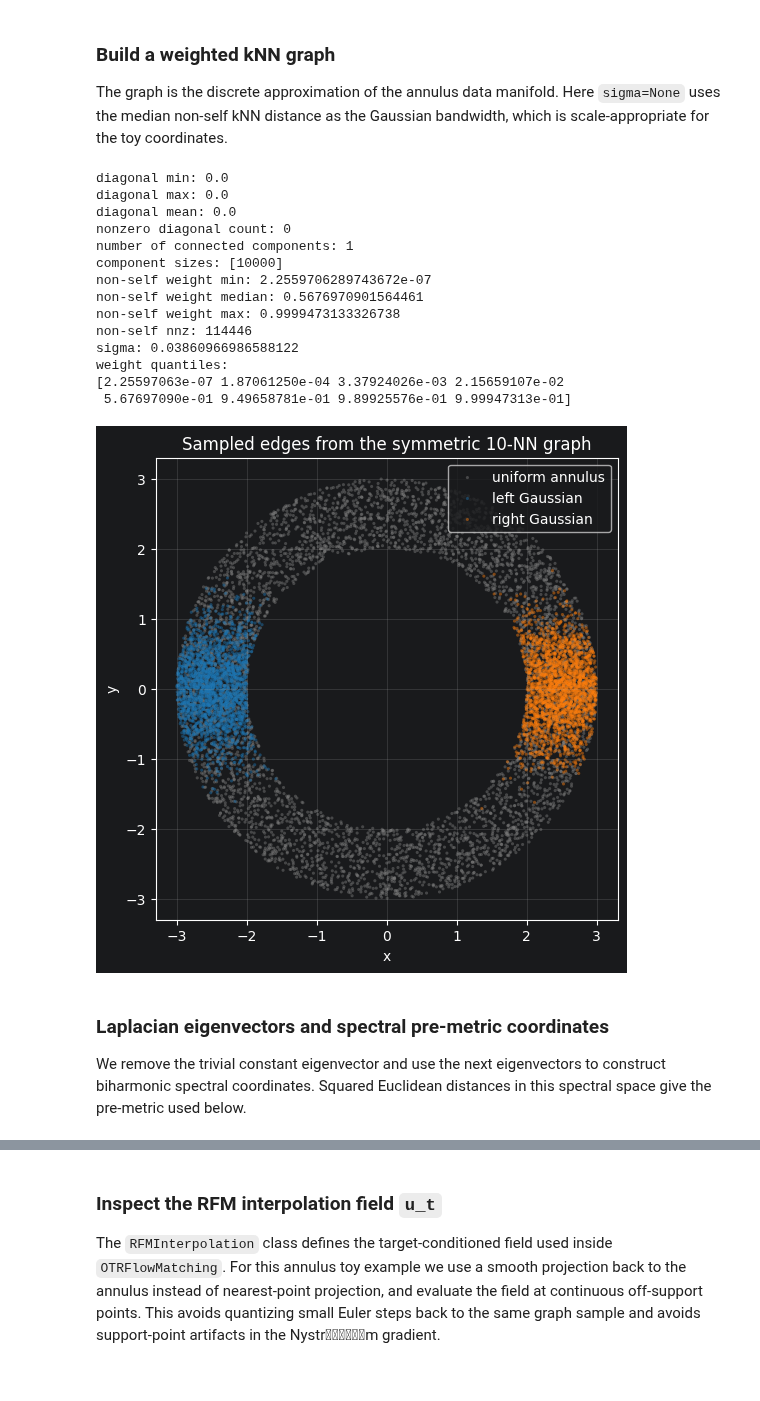
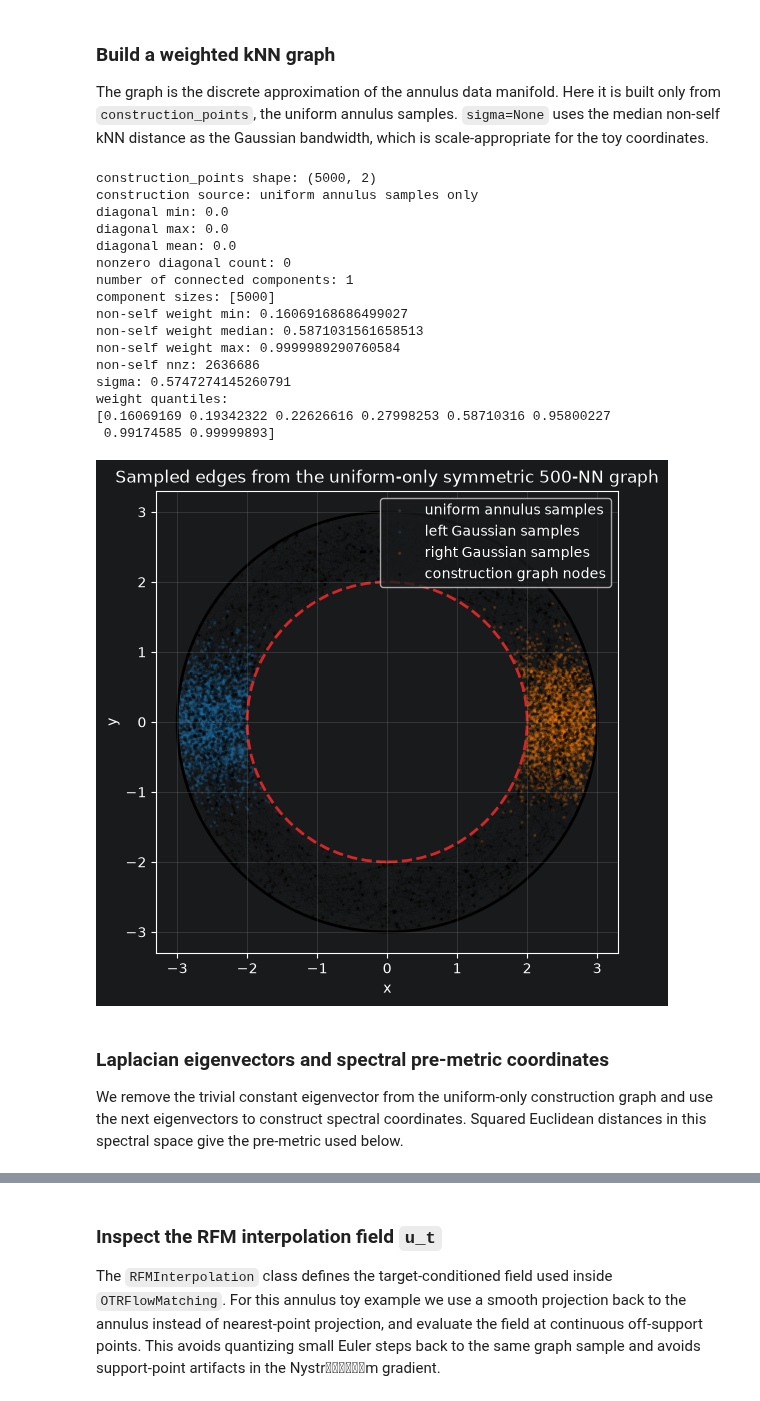
Before and after one commit to markuslaengst/CellFlow, a Jupyter notebook: docs/notebooks/riemannian_toy_example.ipynb, the cells around one changed output, grey strips where cells are left out. Cells and saved outputs as stored; diff of their text form; code cells hidden in the pictures.

Commit message:
idk man at this point

```diff
--- a/docs/notebooks/riemannian_toy_example.ipynb
+++ b/docs/notebooks/riemannian_toy_example.ipynb
@@ -115,5 +115,6 @@ We now follow the same pipeline as `riemannian_cell_flow.ipynb`: combine all gen
 # %%
 all_generated_points = np.vstack((points, gaussian_ring_points))
+construction_points = points.astype(np.float32)
 
 source_labels = np.concatenate(
     (
@@ -130,6 +131,8 @@ source_palette = {
 source_colors = np.array([source_palette[label] for label in source_labels])
 
 print("all_generated_points shape:", all_generated_points.shape)
+print("construction_points shape:", construction_points.shape)
+print("construction source: uniform annulus samples only")
 print("source counts:")
 for label in source_palette:
     print(f"  {label}: {np.sum(source_labels == label)}")
@@ -147,6 +150,15 @@ for label, color in source_palette.items():
         label=label,
     )
 
+ax.scatter(
+    construction_points[:, 0],
+    construction_points[:, 1],
+    s=10,
+    alpha=0.18,
+    edgecolors="none",
+    color="black",
+    label="used for graph/Nystroem construction",
+)
 ax.add_patch(
     plt.Circle((0, 0), inner_radius, fill=False, linestyle="--", color="tab:red", linewidth=2)
 )
@@ -156,7 +168,7 @@ ax.set_xlim(-3.3, 3.3)
 ax.set_ylim(-3.3, 3.3)
 ax.set_xlabel("x")
 ax.set_ylabel("y")
-ax.set_title("All generated datapoints on the annulus")
+ax.set_title("Generated datapoints and uniform-only construction set")
 ax.legend(loc="upper right")
 ax.grid(alpha=0.25)
 plt.show()
@@ -170,7 +184,7 @@ source counts:
 # %% [markdown]
 ### Build a weighted kNN graph
 
-The graph is the discrete approximation of the annulus data manifold. Here `sigma=None` uses the median non-self kNN distance as the Gaussian bandwidth, which is scale-appropriate for the toy coordinates.
+The graph is the discrete approximation of the annulus data manifold. Here it is built only from `construction_points`, the uniform annulus samples. `sigma=None` uses the median non-self kNN distance as the Gaussian bandwidth, which is scale-appropriate for the toy coordinates.
 # %%
 from scipy.sparse.csgraph import connected_components
 from cellflow.preprocessing._premetric import (
@@ -183,9 +197,9 @@ from cellflow.preprocessing._premetric import (
 )
 import jax.numpy as jnp
 
-knn_k = 10
+knn_k = 500
 W, sigma = build_knn_graph(
-    all_generated_points,
+    construction_points,
     k=knn_k,
     sigma=None,
     symmetrize="max",
@@ -193,6 +207,8 @@ W, sigma = build_knn_graph(
 )
 
 diag = W.diagonal()
+print("construction_points shape:", construction_points.shape)
+print("construction source: uniform annulus samples only")
 print("diagonal min:", diag.min())
 print("diagonal max:", diag.max())
 print("diagonal mean:", diag.mean())
@@ -215,20 +231,22 @@ print("sigma:", sigma)
 print("weight quantiles:")
 print(np.quantile(W_no_diag.data, [0, 0.001, 0.01, 0.05, 0.5, 0.95, 0.99, 1.0]))
 # %% [output]
+construction_points shape: (5000, 2)
+construction source: uniform annulus samples only
 diagonal min: 0.0
 diagonal max: 0.0
 diagonal mean: 0.0
 nonzero diagonal count: 0
 number of connected components: 1
-component sizes: [10000]
-non-self weight min: 2.2559706289743672e-07
-non-self weight median: 0.5676970901564461
-non-self weight max: 0.9999473133326738
-non-self nnz: 114446
-sigma: 0.03860966986588122
+component sizes: [5000]
+non-self weight min: 0.16069168686499027
+non-self weight median: 0.5871031561658513
+non-self weight max: 0.9999989290760584
+non-self nnz: 2636686
+sigma: 0.5747274145260791
 weight quantiles:
-[2.25597063e-07 1.87061250e-04 3.37924026e-03 2.15659107e-02
- 5.67697090e-01 9.49658781e-01 9.89925576e-01 9.99947313e-01]
+[0.16069169 0.19342322 0.22626616 0.27998253 0.58710316 0.95800227
+ 0.99174585 0.99999893]
 # %%
 graph_rng = np.random.default_rng(7)
 W_edges = W_no_diag.tocoo()
@@ -243,43 +261,56 @@ edge_ids = graph_rng.choice(
 
 fig, ax = plt.subplots(figsize=(7, 6))
 for edge_id in edge_ids:
     i = edge_rows[edge_id]
     j = edge_cols[edge_id]
     ax.plot(
-        all_generated_points[[i, j], 0],
-        all_generated_points[[i, j], 1],
+        construction_points[[i, j], 0],
+        construction_points[[i, j], 1],
         color="black",
         alpha=0.015,
         linewidth=0.5,
     )
 
 for label, color in source_palette.items():
     mask = source_labels == label
     ax.scatter(
         all_generated_points[mask, 0],
         all_generated_points[mask, 1],
         s=5,
-        alpha=0.45,
+        alpha=0.25,
         edgecolors="none",
         color=color,
-        label=label,
+        label=f"{label} samples",
     )
 
+ax.scatter(
+    construction_points[:, 0],
+    construction_points[:, 1],
+    s=6,
+    alpha=0.45,
+    edgecolors="none",
+    color="black",
+    label="construction graph nodes",
+)
+ax.add_patch(
+    plt.Circle((0, 0), inner_radius, fill=False, linestyle="--", color="tab:red", linewidth=2)
+)
+ax.add_patch(plt.Circle((0, 0), outer_radius, fill=False, color="black", linewidth=2))
 ax.set_aspect("equal", adjustable="box")
 ax.set_xlim(-3.3, 3.3)
 ax.set_ylim(-3.3, 3.3)
 ax.set_xlabel("x")
 ax.set_ylabel("y")
-ax.set_title(f"Sampled edges from the symmetric {knn_k}-NN graph")
+ax.set_title(f"Sampled edges from the uniform-only symmetric {knn_k}-NN graph")
 ax.legend(loc="upper right")
 ax.grid(alpha=0.25)
 plt.show()
 # %% [output]
-[figure, old version]
+[figure, new version]
 # %% [markdown]
 ### Laplacian eigenvectors and spectral pre-metric coordinates
 
-We remove the trivial constant eigenvector and use the next eigenvectors to construct biharmonic spectral coordinates. Squared Euclidean distances in this spectral space give the pre-metric used below.
+We remove the trivial constant eigenvector from the uniform-only construction graph and use the next eigenvectors to construct spectral coordinates. Squared Euclidean distances in this spectral space give the pre-metric used below.
 # %%
 L = normalized_laplacian(W)
 
```
Also changed, not shown: parts of 27 cells of this notebook, 1 other file.
